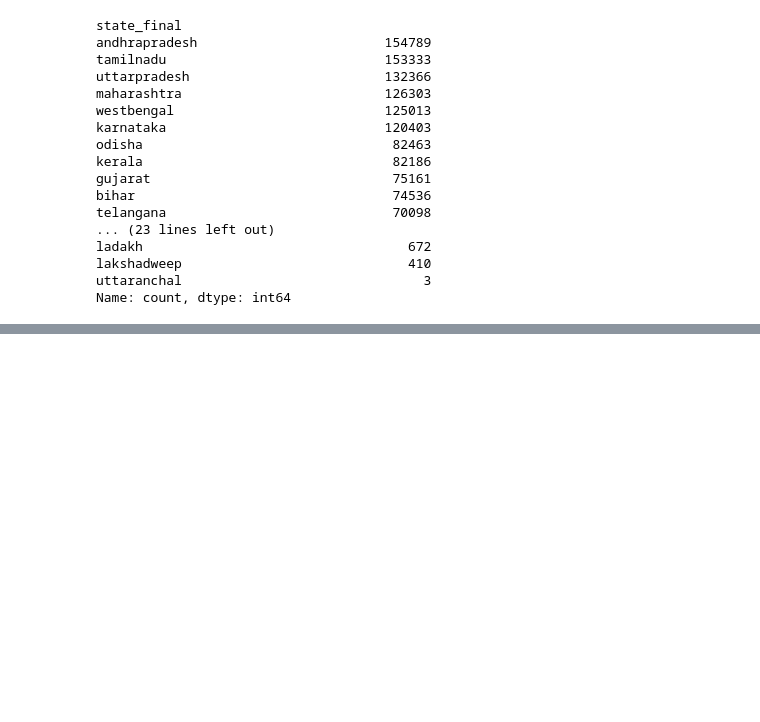
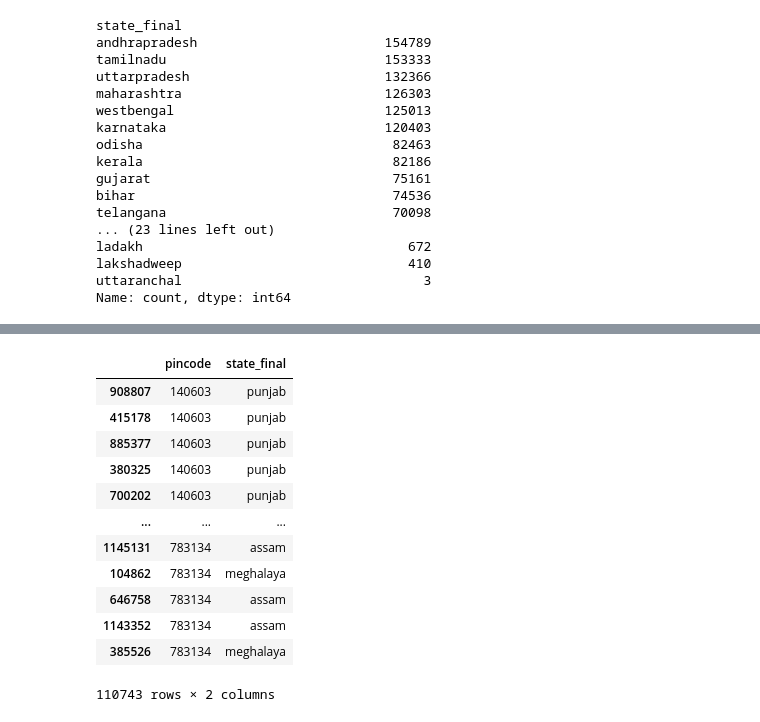
Before and after one commit to Mahii0107/aadhaar-analysis, a Jupyter notebook: Demographic.ipynb, the cells around one changed output, grey strips where cells are left out. Drawn from its saved outputs; the diff is of its cells as text; code cells hidden in the pictures; blank space fills up the shorter version.

```diff
--- a/Demographic.ipynb
+++ b/Demographic.ipynb
@@ -200,0 +239,16 @@ df = df[df['state_final'] != '']
+# %%
+df[df['pincode'].isin(bad_pincodes.index)][['pincode', 'state_final']].sort_values('pincode')
+# %% [output]
+|  | pincode | state_final |
+| 908807 | 140603 | punjab |
+| 415178 | 140603 | punjab |
+| 885377 | 140603 | punjab |
+| 380325 | 140603 | punjab |
+| 700202 | 140603 | punjab |
+| ... | ... | ... |
+| 1145131 | 783134 | assam |
+| 104862 | 783134 | meghalaya |
+| 646758 | 783134 | assam |
+| 1143352 | 783134 | assam |
+| 385526 | 783134 | meghalaya |
+110743 rows × 2 columns
```
Also changed, not shown: parts of 8 cells of this notebook.
